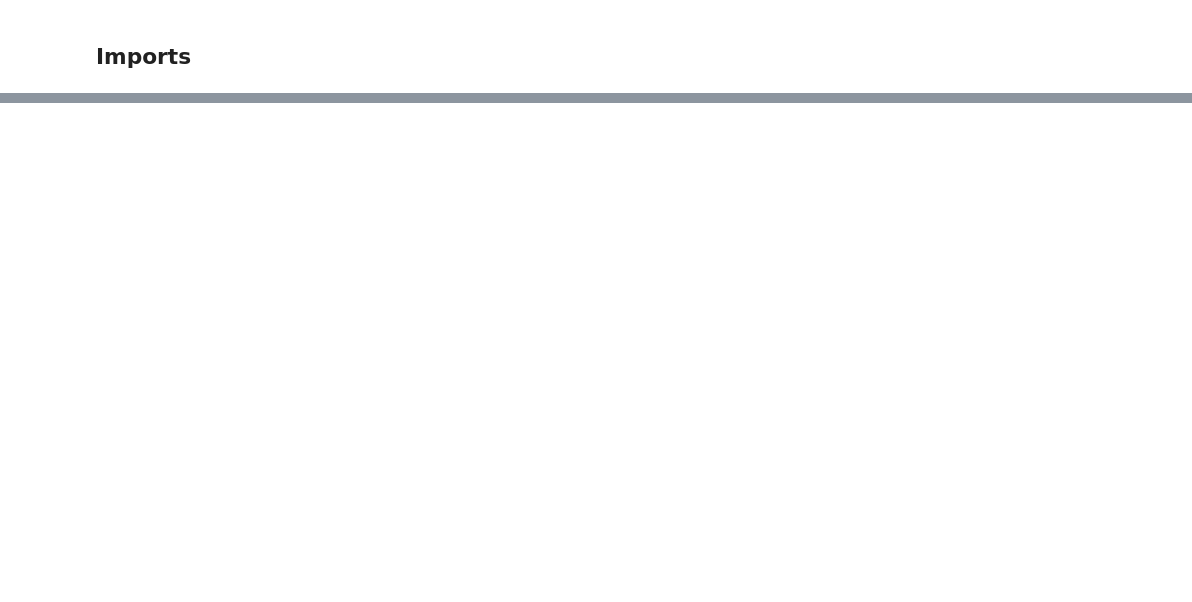
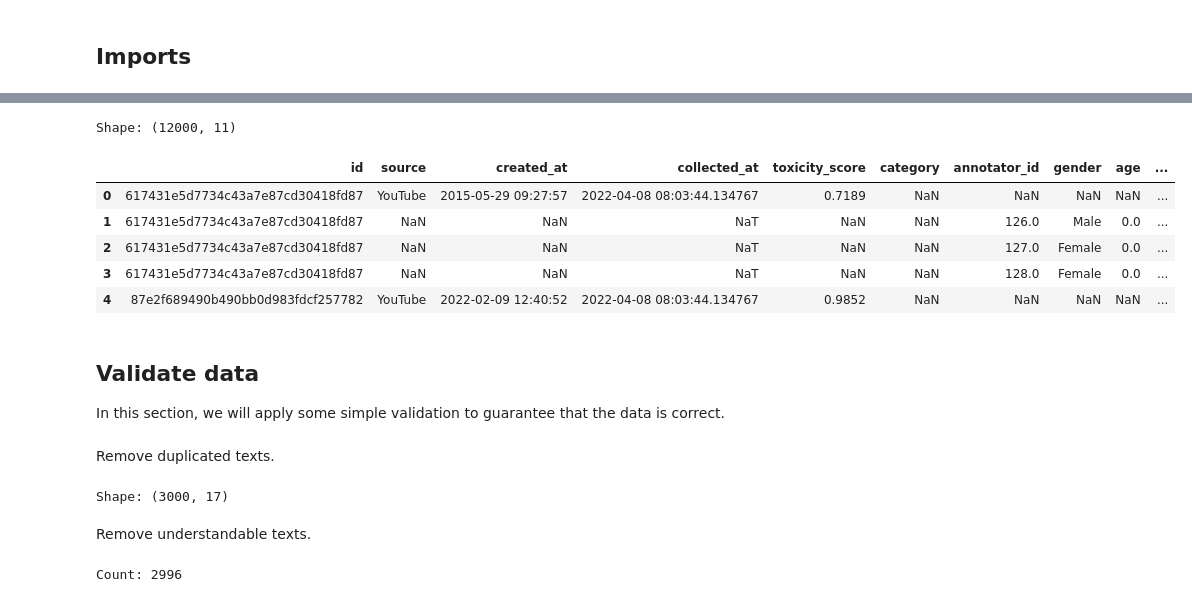
Before and after one commit to DougTrajano/olid-br, a Jupyter notebook: notebooks/processing/build_dataset.ipynb, the cells around one changed output, grey strips where cells are left out. Saved outputs shown, nothing was run; the diff lists cells and outputs as text; code cells hidden in the pictures; blank space fills up the shorter version.

```diff
--- a/notebooks/processing/build_dataset.ipynb
+++ b/notebooks/processing/build_dataset.ipynb
@@ -217,0 +723,35 @@ uploader.upload_aksk(access_key=args.AWS_ACCESS_KEY_ID,
+# %%
+df_metadata = pd.DataFrame([i.dict() for i in metadata])
+
+print(f"Shape: {df_metadata.shape}")
+df_metadata.head()
+# %% [output]
+Shape: (12000, 11)
+|  | id | source | created_at | collected_at | toxicity_score | category | annotator_id | gender | age | ... |
+| 0 | 617431e5d7734c43a7e87cd30418fd87 | YouTube | 2015-05-29 09:27:57 | 2022-04-08 08:03:44.134767 | 0.7189 | NaN | NaN | NaN | NaN | ... |
+| 1 | 617431e5d7734c43a7e87cd30418fd87 | NaN | NaN | NaT | NaN | NaN | 126.0 | Male | 0.0 | ... |
+| 2 | 617431e5d7734c43a7e87cd30418fd87 | NaN | NaN | NaT | NaN | NaN | 127.0 | Female | 0.0 | ... |
+| 3 | 617431e5d7734c43a7e87cd30418fd87 | NaN | NaN | NaT | NaN | NaN | 128.0 | Female | 0.0 | ... |
+| 4 | 87e2f689490b490bb0d983fdcf257782 | YouTube | 2022-02-09 12:40:52 | 2022-04-08 08:03:44.134767 | 0.9852 | NaN | NaN | NaN | NaN | ... |
+# %% [markdown]
+## Validate data
+
+In this section, we will apply some simple validation to guarantee that the data is correct.
+# %% [markdown]
+Remove duplicated texts.
+# %%
+df.drop_duplicates(subset=["text"], inplace=True)
+
+print(f"Shape: {df.shape}")
+# %% [output]
+Shape: (3000, 17)
+# %% [markdown]
+Remove understandable texts.
+# %%
+texts = df.to_dict(orient="records")
+
+texts = [i for i in texts if not check_words(i["text"], ["USER", "HASHTAG", "URL"])]
+
+print(f"Count: {len(texts)}")
+# %% [output]
+Count: 2996
```
Also changed, not shown: parts of 102 cells of this notebook, 33 other files.
